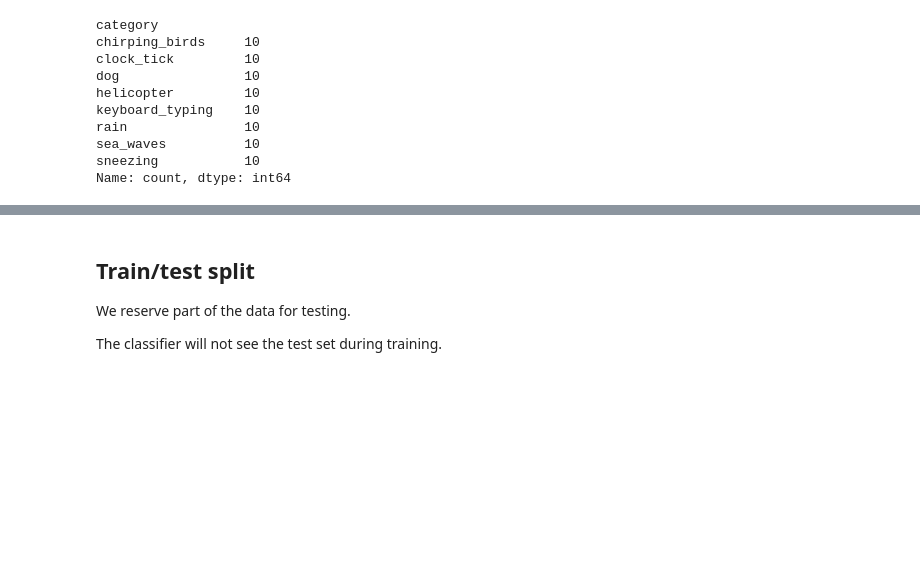
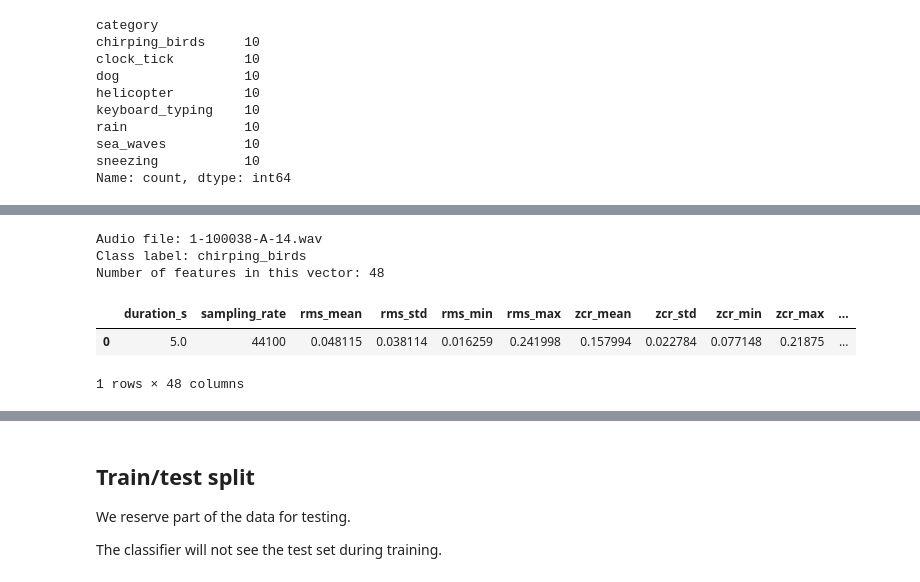
Before and after one commit to vpobleteacustica/audio-data-mining-class, a Jupyter notebook: notebooks/06_audio_features_classification.ipynb, the cells around one changed output, grey strips where cells are left out. Cells and saved outputs as stored; diff of their text form; code cells hidden in the pictures; blank space fills up the shorter version.

```diff
--- a/notebooks/06_audio_features_classification.ipynb
+++ b/notebooks/06_audio_features_classification.ipynb
@@ -148,0 +233,18 @@ Name: count, dtype: int64
+# %%
+# one_audio_as_feature_vector_demo
+# Show one audio file represented as one feature vector.
+
+example_row = 0
+
+print("Audio file:", features_df.loc[example_row, "filename"])
+print("Class label:", y.iloc[example_row])
+print("Number of features in this vector:", X.shape[1])
+
+X.iloc[[example_row]]
+# %% [output]
+Audio file: 1-100038-A-14.wav
+Class label: chirping_birds
+Number of features in this vector: 48
+|  | duration_s | sampling_rate | rms_mean | rms_std | rms_min | rms_max | zcr_mean | zcr_std | zcr_min | zcr_max | ... |
+| 0 | 5.0 | 44100 | 0.048115 | 0.038114 | 0.016259 | 0.241998 | 0.157994 | 0.022784 | 0.077148 | 0.21875 | ... |
+1 rows × 48 columns
```
Also changed, not shown: parts of 9 cells of this notebook.
